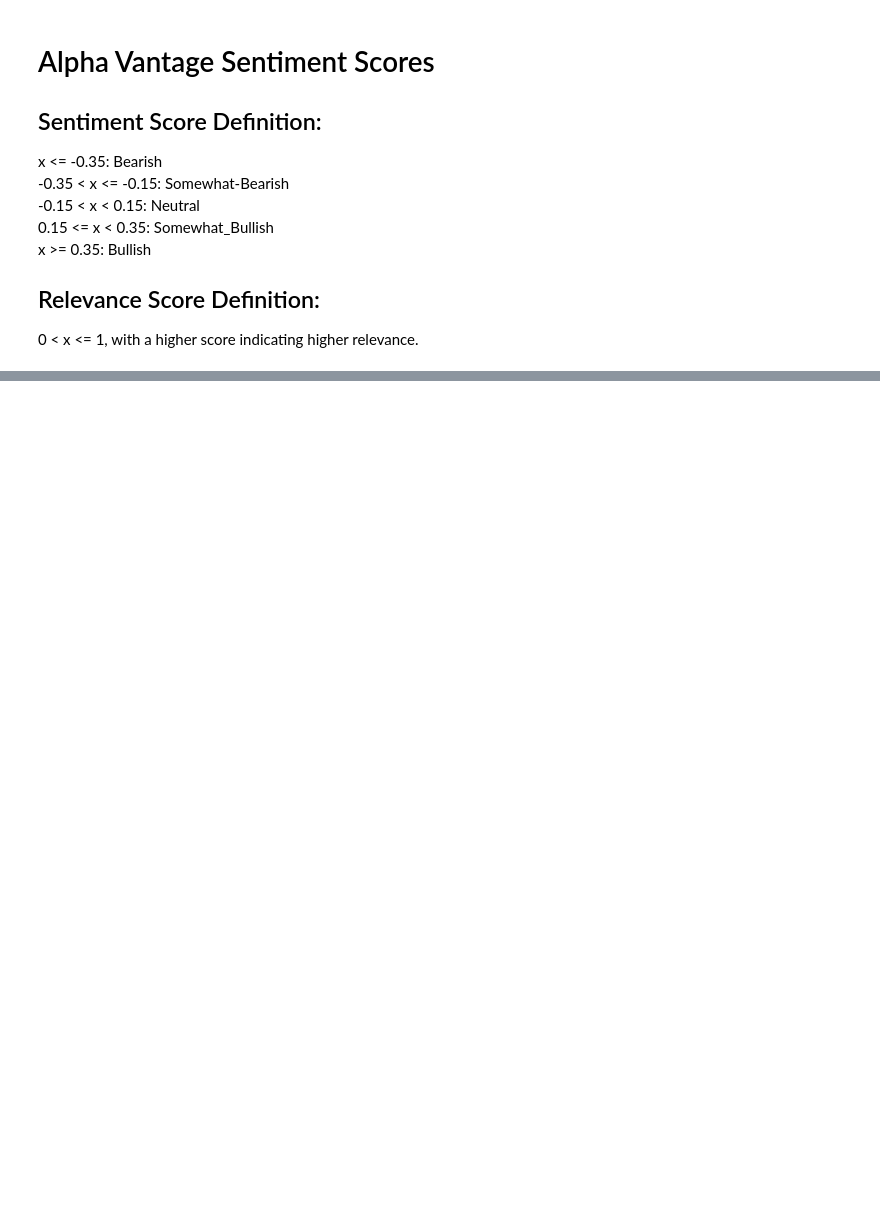
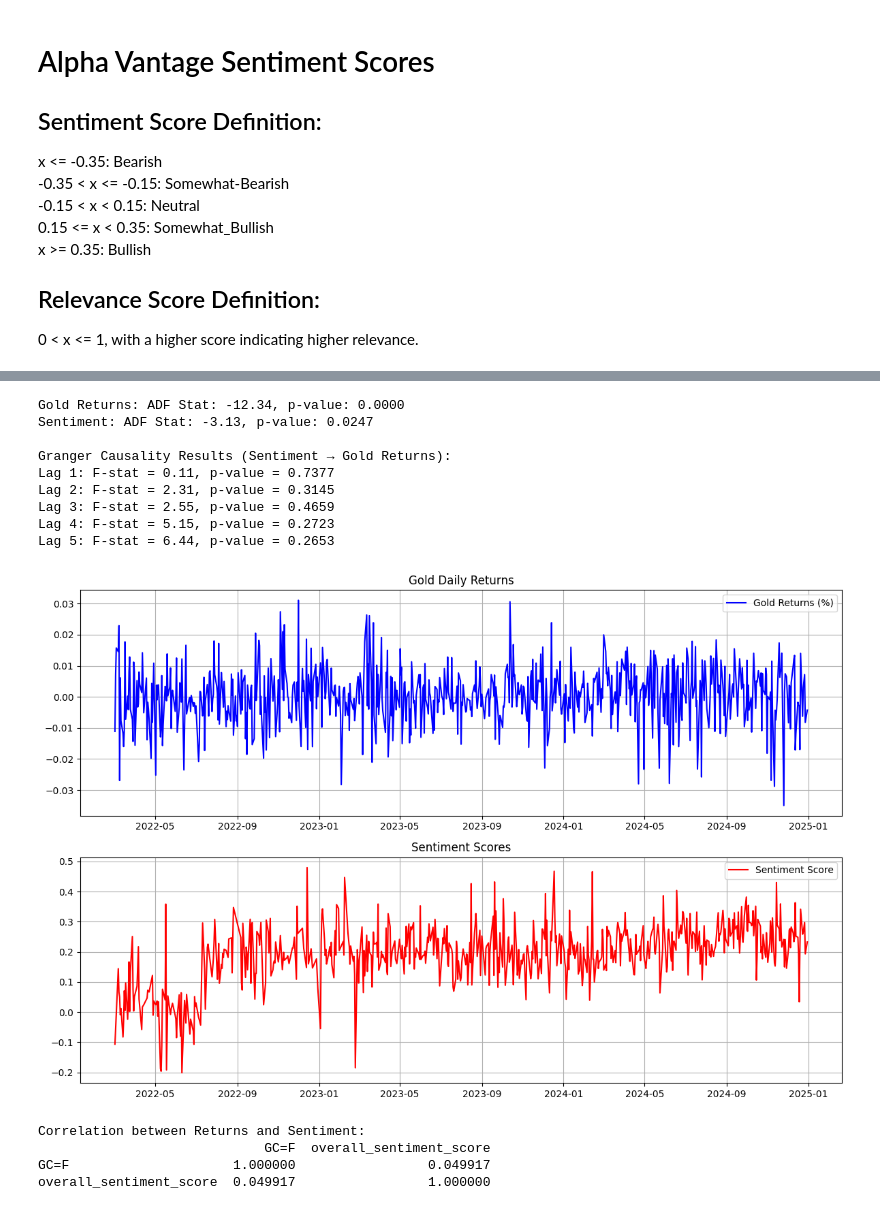
Before and after one commit to whyyouj/market-sentiment-analysis, a Jupyter notebook: news/alpha_vantage_api/data_processing.ipynb, the cells around one changed output, grey strips where cells are left out. Drawn from its saved outputs; the diff is of its cells as text; code cells hidden in the pictures; blank space fills up the shorter version.

Commit message:
Ran Granger Causality Tests and correlation tests.

```diff
--- a/news/alpha_vantage_api/data_processing.ipynb
+++ b/news/alpha_vantage_api/data_processing.ipynb
@@ -78,6 +87,6 @@ def combine_sentiment_files(tickers):
 
     # Sort by time_published
     final_df = final_df.sort_values('time_published')
-    final_df.index = final_df['time_published']
+    final_df.index = final_df['time_published'].dt.date
 
     return final_df
@@ -101,0 +107,64 @@ final_df
+# %%
+def get_gold_sentiment_score_linear_interpolation(df):
+    sentiment_df = pd.DataFrame(df.groupby(df.index)['overall_sentiment_score'].mean())
+
+    new_index = pd.date_range(start=sentiment_df.index.min(),
+                            end=sentiment_df.index.max(),
+                            freq='B')
+
+    sentiment_df = sentiment_df.reindex(new_index).interpolate(method='time')
+    return sentiment_df
+# %%
+# Getting information
+tickers = ["AEM", "FNV", "GFI", "GOLD", "KGC", "NEM", "WPM"]
+final_df = combine_sentiment_files(tickers)
+gold_sentiment = get_gold_sentiment_score_linear_interpolation(final_df)
+gold_log_returns = get_log_returns(get_gold_price(start_date, end_date))
+
+combined_df = pd.merge(gold_log_returns, gold_sentiment, left_index=True, right_index=True).dropna()
+display(combined_df)
+
+# Stationary Test
+def check_stationarity(series):
+    result = adfuller(series)
+    return f"ADF Stat: {result[0]:.2f}, p-value: {result[1]:.4f}"
+print("Gold Returns:", check_stationarity(combined_df['GC=F']))
+print("Sentiment:", check_stationarity(combined_df['overall_sentiment_score']))
+
+# Both gold log returns and sentiment are stationary
+
+# Granger causality test
+max_lag = 5
+test_result = grangercausalitytests(combined_df[['GC=F', 'overall_sentiment_score']],
+                                   maxlag=max_lag,
+                                   verbose=False)
+
+print("\nGranger Causality Results (Sentiment → Gold Returns):")
+for lag in range(1, max_lag+1):
+    p_value = test_result[lag][0]['ssr_chi2test'][1]
+    f_stat = test_result[lag][0]['ssr_chi2test'][0]
+    print(f"Lag {lag}: F-stat = {f_stat:.2f}, p-value = {p_value:.4f} {'*' if p_value < 0.05 else ''}")
+
+# Visualization
+import matplotlib.pyplot as plt
+
+fig, (ax1, ax2) = plt.subplots(2, 1, figsize=(12, 8))
+
+# Plot returns
+ax1.plot(combined_df['GC=F'], label='Gold Returns (%)', color='blue')
+ax1.set_title('Gold Daily Returns')
+ax1.legend()
+ax1.grid(True)
+
+# Plot sentiment
+ax2.plot(combined_df['overall_sentiment_score'], label='Sentiment Score', color='red')
+ax2.set_title('Sentiment Scores')
+ax2.legend()
+ax2.grid(True)
+
+plt.tight_layout()
+plt.show()
+
+print("\nCorrelation between Returns and Sentiment:")
+print(combined_df.corr())
+# %% [output]
@@ -101,0 +185,14 @@ final_df
+Gold Returns: ADF Stat: -12.34, p-value: 0.0000
+Sentiment: ADF Stat: -3.13, p-value: 0.0247
+
+Granger Causality Results (Sentiment → Gold Returns):
+Lag 1: F-stat = 0.11, p-value = 0.7377
+Lag 2: F-stat = 2.31, p-value = 0.3145
+Lag 3: F-stat = 2.55, p-value = 0.4659
+Lag 4: F-stat = 5.15, p-value = 0.2723
+Lag 5: F-stat = 6.44, p-value = 0.2653
+[figure, added]
+Correlation between Returns and Sentiment:
+                             GC=F  overall_sentiment_score
+GC=F                     1.000000                 0.049917
+overall_sentiment_score  0.049917                 1.000000
```
Also changed, not shown: parts of 11 cells of this notebook, 1 other file.
